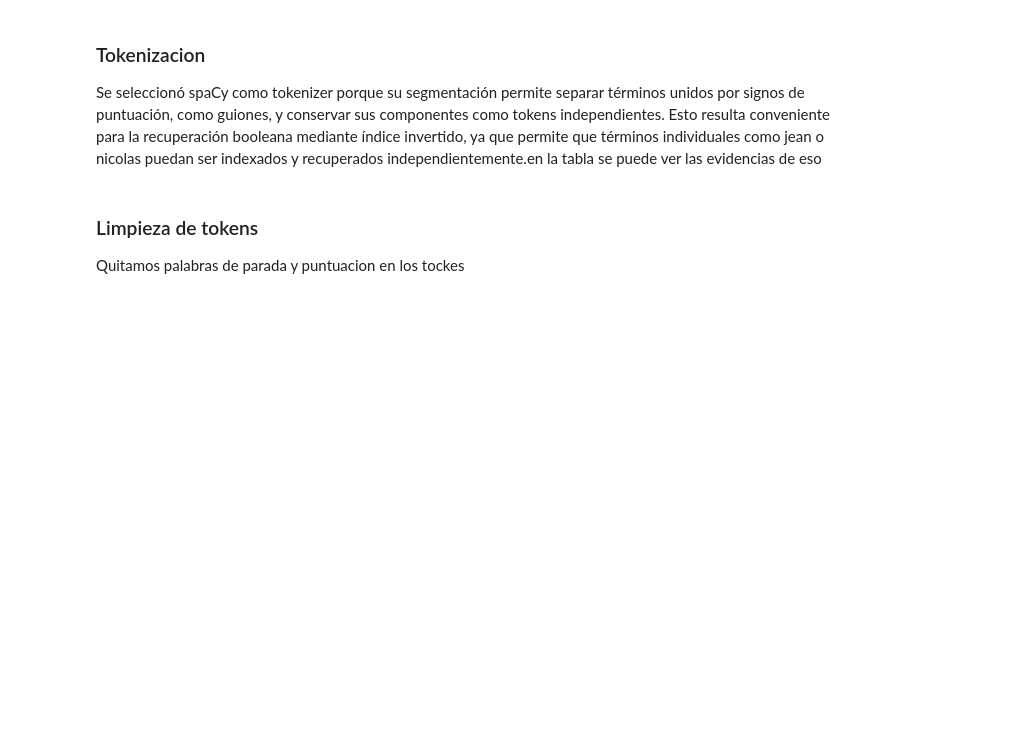
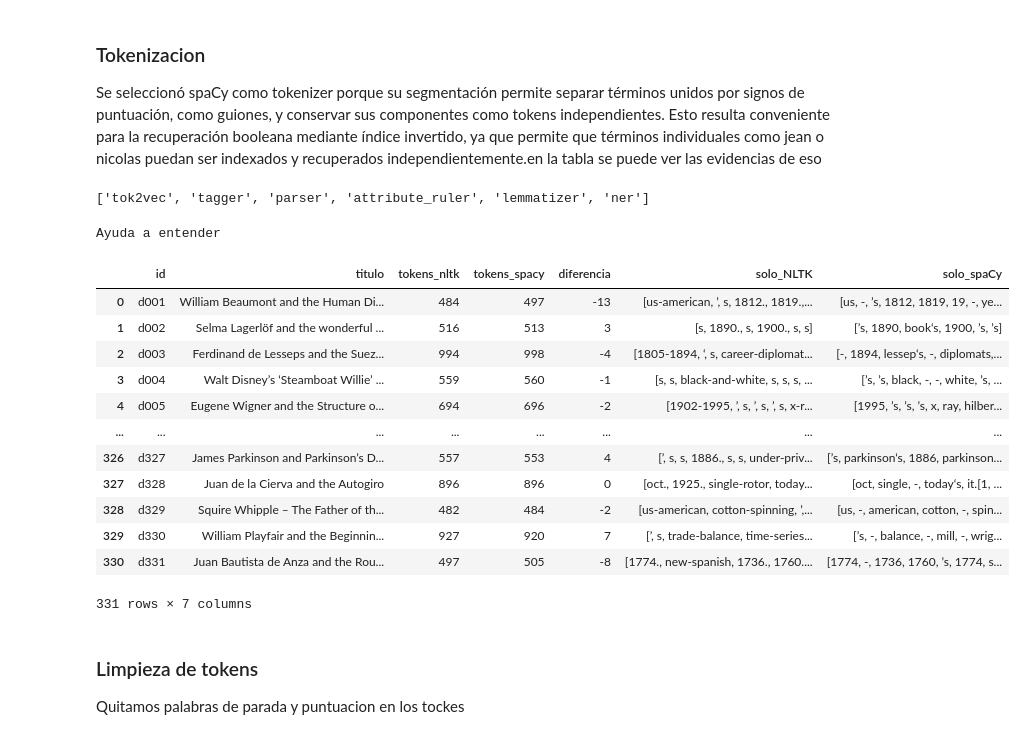
Before and after one commit to Things-I-learn/NLP-ml, a Jupyter notebook: Tarea1/Task1.ipynb, the cells around one changed output. Cells and saved outputs as stored; diff of their text form; code cells hidden in the pictures; blank space fills up the shorter version.

```diff
--- a/Tarea1/Task1.ipynb
+++ b/Tarea1/Task1.ipynb
@@ -492,10 +492,21 @@ NDCG@K
 el contenido empezaba con el titulo del documento, lo cual puede resultar en busquedas dobles en elementos donde solo esta una vez, por eso convienve filtrarlo desde la lectura
 # %%
 def read_naf_document(path):
-    tree = ET.parse(path)
-    root = tree.getroot()
+    """
+    Esta función lee un documento en formato NAF (Natural Annotation Format) desde la ruta especificada
+    y extrae información relevante del mismo a partir de su estructura XML.
+    Devuelve un diccionario con el
+        ID del documento,
+        el título y
+        el contenido del texto.
 
-    header = root.find("nafHeader")
+    Se limpia el contenido eliminando el título del mismo si este existe,
+    y se eliminan los caracteres de puntuación y espacios en blanco al inicio del contenido.
+    """
+    tree = ET.parse(path) # abre el archivo NAF y lo parsea en un árbol XML
+    root = tree.getroot() # obtiene la raíz del árbol XML
+
+    header = root.find("nafHeader") # acceso a los hijos del elemento raíz
     file_desc = header.find("fileDesc")
     public = header.find("public")
     raw = root.find("raw")
@@ -524,11 +541,20 @@ for file_path in naf_files:
 ### Pre-Procesamiento.Limpieza y normalizacion
 # %%
 def clean_text(text):
+    """
+    Esta función limpia el texto de un documento eliminando etiquetas HTML y URLs.
+    Además, reemplaza múltiples espacios en blanco por un solo espacio y elimina los espacios al inicio
+    y al final del texto.
+    """
     text = re.sub(r"<[^>]+>", " ", text)
     text = re.sub(r"https?://\S+|www\.\S+", " ", text)
     return re.sub(r"\s+", " ", text).strip()
 
 def normalize_text(text, remove_accents=False):
+    """
+    Esta función normaliza el texto de un documento,
+    convirtiéndolo a minúsculas y eliminando acentos si es necesario.
+    """
     text = unicodedata.normalize("NFKC", text).lower()
     if remove_accents:
         text = "".join(
@@ -552,8 +585,22 @@ nlp = spacy.load("en_core_web_sm")
 def tokenize_spacy(text):
     doc = nlp(text)
     return [token.text for token in doc]
+# %%
+print(nlp.pipe_names)
+# %% [output]
+['tok2vec', 'tagger', 'parser', 'attribute_ruler', 'lemmatizer', 'ner']
+# %%
+nlp("Ayuda a entender")
+# %% [output]
+Ayuda a entender
 # %%
 def compare_tokens(tokens_nltk, tokens_spacy):
+    """
+    Esta función compara dos listas de tokens generadas por NLTK y spaCy, respectivamente.
+    Devuelve dos listas:
+    - Tokens que están presentes en la lista de NLTK pero no en la de spaCy.
+    - Tokens que están presentes en la lista de spaCy pero no en la de NLTK.
+    """
     set_nltk = set(tokens_nltk)
     set_spacy = set(tokens_spacy)
 
@@ -562,33 +609,47 @@ def compare_tokens(tokens_nltk, tokens_spacy):
 
     return solo_nltk, solo_spacy
 
 resultados = []
 
 for document in documents:
     texto = document["contenido_limpio"]
 
     tokens_nltk = tokenize_nltk(texto)
     tokens_spacy = tokenize_spacy(texto)
 
     set_nltk = set(tokens_nltk)
     set_spacy = set(tokens_spacy)
 
     solo_nltk = [token for token in tokens_nltk if token not in set_spacy]
     solo_spacy = [token for token in tokens_spacy if token not in set_nltk]
 
     resultados.append({
         "id": document["id"],
         "titulo": document["titulo"],
         "tokens_nltk": len(tokens_nltk),
         "tokens_spacy": len(tokens_spacy),
         "diferencia": len(tokens_nltk) - len(tokens_spacy),
         "solo_NLTK": solo_nltk,
         "solo_spaCy": solo_spacy
     })
 
 comparacion = pd.DataFrame(resultados)
 
 display(comparacion)
+# %% [output]
+|  | id | titulo | tokens_nltk | tokens_spacy | diferencia | solo_NLTK | solo_spaCy |
+| 0 | d001 | William Beaumont and the Human Di... | 484 | 497 | -13 | [us-american, ’, s, 1812., 1819.,... | [us, -, ’s, 1812, 1819, 19, -, ye... |
+| 1 | d002 | Selma Lagerlöf and the wonderful ... | 516 | 513 | 3 | [s, 1890., s, 1900., s, s] | [’s, 1890, book‘s, 1900, ’s, ’s] |
+| 2 | d003 | Ferdinand de Lesseps and the Suez... | 994 | 998 | -4 | [1805-1894, ‘, s, career-diplomat... | [-, 1894, lessep‘s, -, diplomats,... |
+| 3 | d004 | Walt Disney’s ‘Steamboat Willie’ ... | 559 | 560 | -1 | [s, s, black-and-white, s, s, s, ... | [’s, ’s, black, -, -, white, ’s, ... |
+| 4 | d005 | Eugene Wigner and the Structure o... | 694 | 696 | -2 | [1902-1995, ’, s, ’, s, ’, s, x-r... | [1995, ’s, ’s, ’s, x, ray, hilber... |
+| ... | ... | ... | ... | ... | ... | ... | ... |
+| 326 | d327 | James Parkinson and Parkinson’s D... | 557 | 553 | 4 | [’, s, s, 1886., s, s, under-priv... | [’s, parkinson‘s, 1886, parkinson... |
+| 327 | d328 | Juan de la Cierva and the Autogiro | 896 | 896 | 0 | [oct., 1925., single-rotor, today... | [oct, single, -, today‘s, it.[1, ... |
+| 328 | d329 | Squire Whipple – The Father of th... | 482 | 484 | -2 | [us-american, cotton-spinning, ’,... | [us, -, american, cotton, -, spin... |
+| 329 | d330 | William Playfair and the Beginnin... | 927 | 920 | 7 | [’, s, trade-balance, time-series... | [’s, -, balance, -, mill, -, wrig... |
+| 330 | d331 | Juan Bautista de Anza and the Rou... | 497 | 505 | -8 | [1774., new-spanish, 1736., 1760.... | [1774, -, 1736, 1760, ’s, 1774, s... |
+331 rows × 7 columns
 # %% [markdown]
 ### Limpieza de tokens
 Quitamos palabras de parada y puntuacion en los tockes
```
Also changed, not shown: parts of 32 cells of this notebook.
